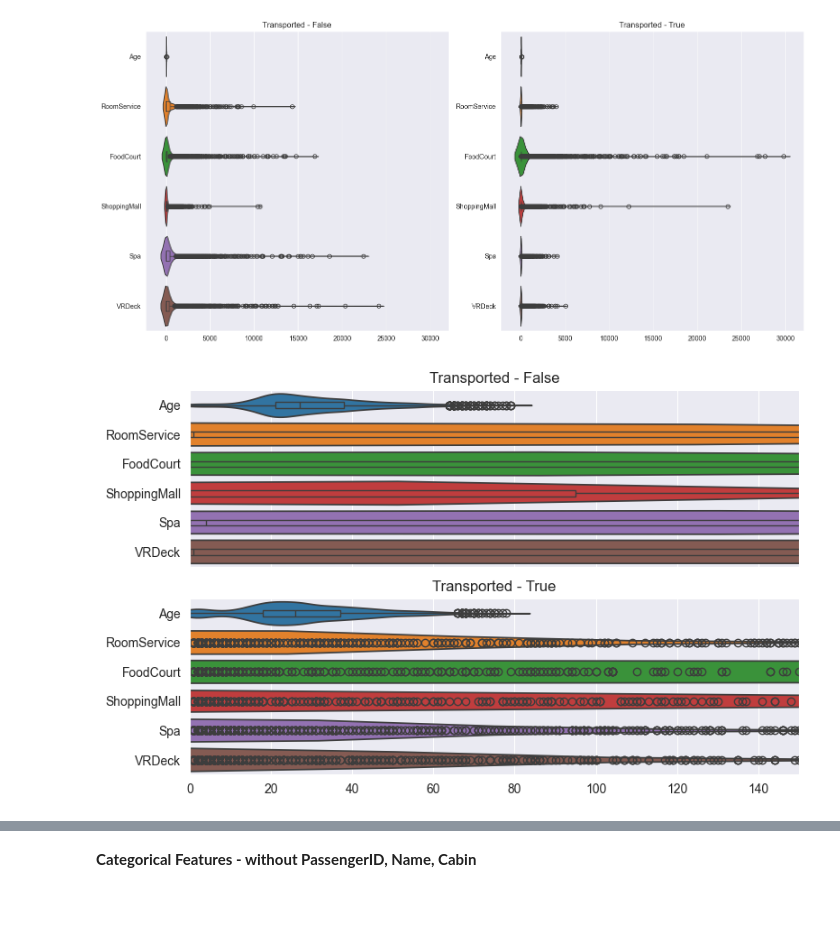
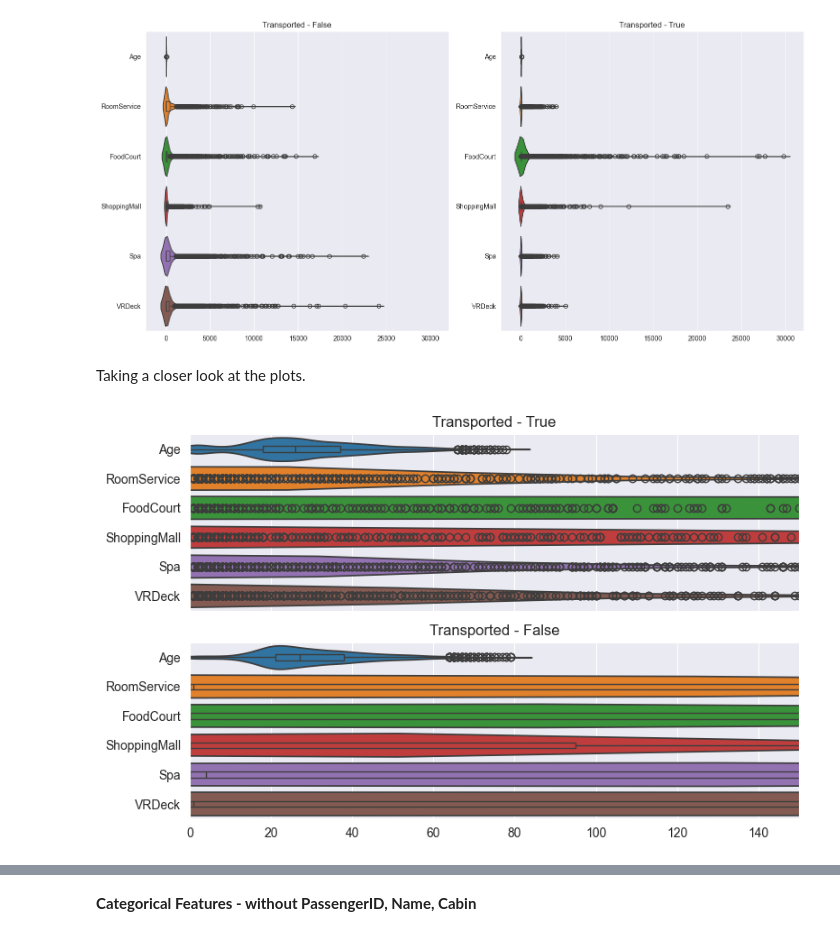
Before and after one commit to CelineChiLamNg/spaceship_prediction, a Jupyter notebook: spaceship_titanic.ipynb, the cells around one changed output, grey strips where cells are left out. Cells and saved outputs as stored; diff of their text form; code cells hidden in the pictures; blank space fills up the shorter version.

```diff
--- a/spaceship_titanic.ipynb
+++ b/spaceship_titanic.ipynb
@@ -206,0 +253,2 @@ spaceship_train.describe(include=['object', 'bool'])
+# %%
+spaceship_train = spaceship_train.drop(['Name'], axis=1)
@@ -206,0 +257,3 @@ spaceship_train.describe(include=['object', 'bool'])
+# %%
+spaceship_train[['Deck', 'Num', 'Side']] = spaceship_train['Cabin'].str.split('/', expand=True)
+spaceship_train[['Cabin', 'Deck', 'Num', 'Side']].head()
@@ -208,0 +273,3 @@ spaceship_train.describe(include=['object', 'bool'])
+# %%
+df_1 = spaceship_train.copy()
+spaceship_eda = df_1
@@ -209,8 +301,6 @@ spaceship_train.describe(include=['object', 'bool'])
 # %% [markdown]
 ## 3.1. Distribution
 # %%
-spaceship_eda = spaceship_train.copy()
-
 target_name = 'Transported'
 data, target = (spaceship_eda.drop(columns=[target_name]),
                 spaceship_eda[target_name])
@@ -239,20 +333,24 @@ plt.tight_layout()
 plt.show()
 # %% [output]
 [figure]
+# %% [markdown]
+Taking a closer look at the plots.
 # %%
 fig, axes = plt.subplots(nrows=2, ncols=1, figsize=(8, 5), sharex=True)
 
 violin_boxplot(data=spaceship_eda[spaceship_eda.Transported == True],
-               columns=numerical_columns, title='Transported - True', ax=axes[1])
+               columns=numerical_columns, title='Transported - True',
+               ax=axes[0])
 violin_boxplot(data=spaceship_eda[spaceship_eda.Transported == False],
-               columns=numerical_columns, title='Transported - False', ax=axes[0])
+               columns=numerical_columns, title='Transported - False',
+               ax=axes[1])
 
 axes[1].set_xlim(0, 150)
 axes[0].set_xlim(0, 150)
 plt.tight_layout()
 plt.show()
 # %% [output]
-[figure, old version]
+[figure, new version]
 # %%
 spaceship_eda[spaceship_eda.Transported==True].describe()
 # %% [output]
```
Also changed, not shown: parts of 23 cells of this notebook.
